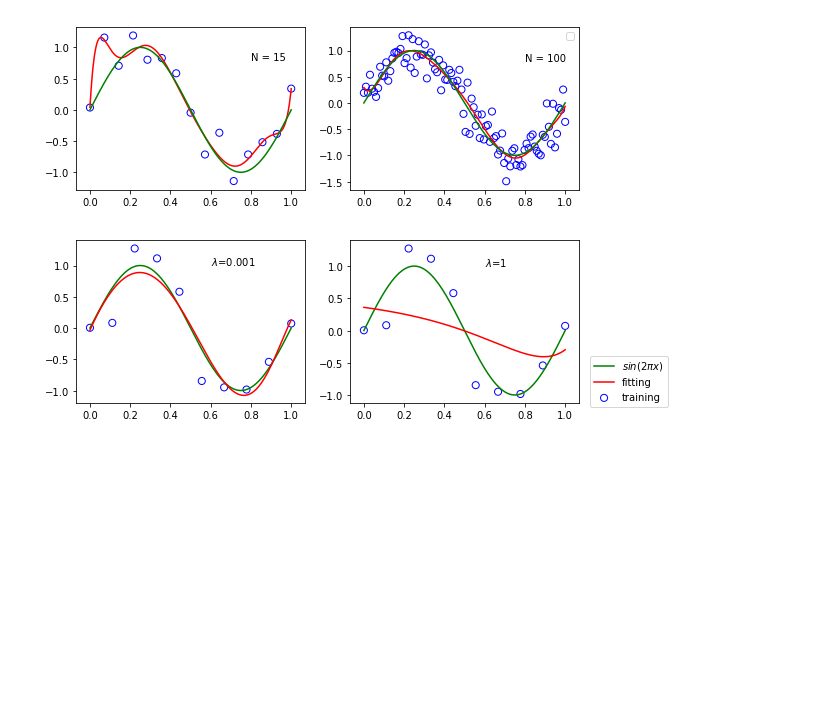
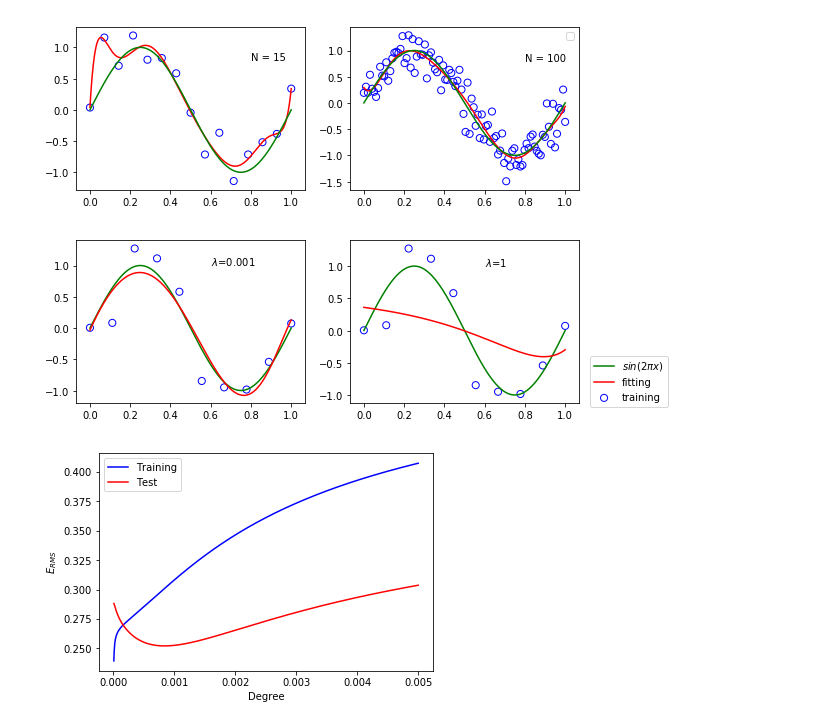
Before and after one commit to tanle2694/pattern_recognition, a Jupyter notebook: ipython_script/fig_display.ipynb, the cells around one changed output. Cells and saved outputs as stored; diff of their text form; code cells hidden in the pictures; blank space fills up the shorter version.

```diff
--- a/ipython_script/fig_display.ipynb
+++ b/ipython_script/fig_display.ipynb
@@ -48,3 +49,7 @@ No handles with labels found to put in legend.
 main_1_7()
 # %% [output]
 [figure]
+# %%
+main_1_8()
+# %% [output]
+[figure, added]
```
Also changed, not shown: parts of 1 cell of this notebook, 1 other file.
